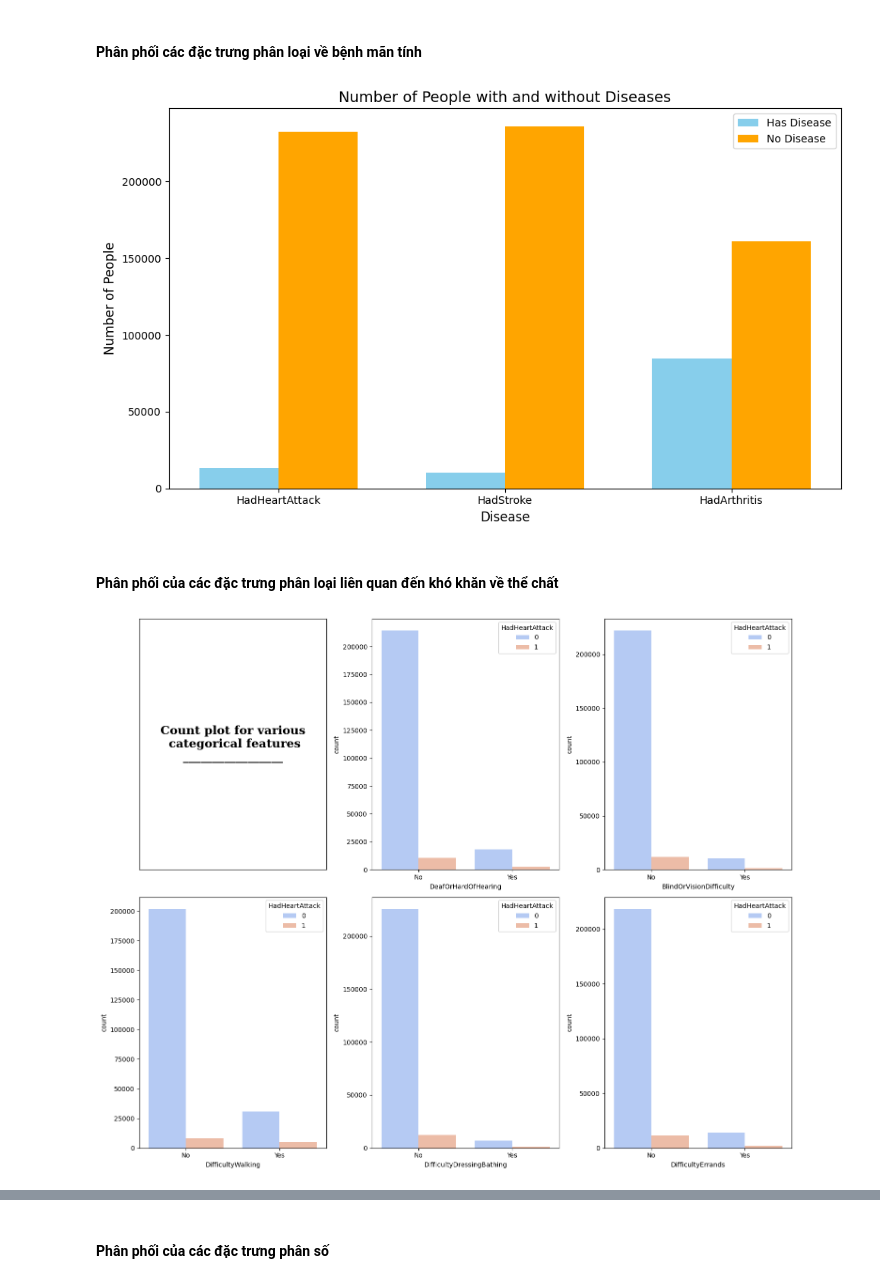
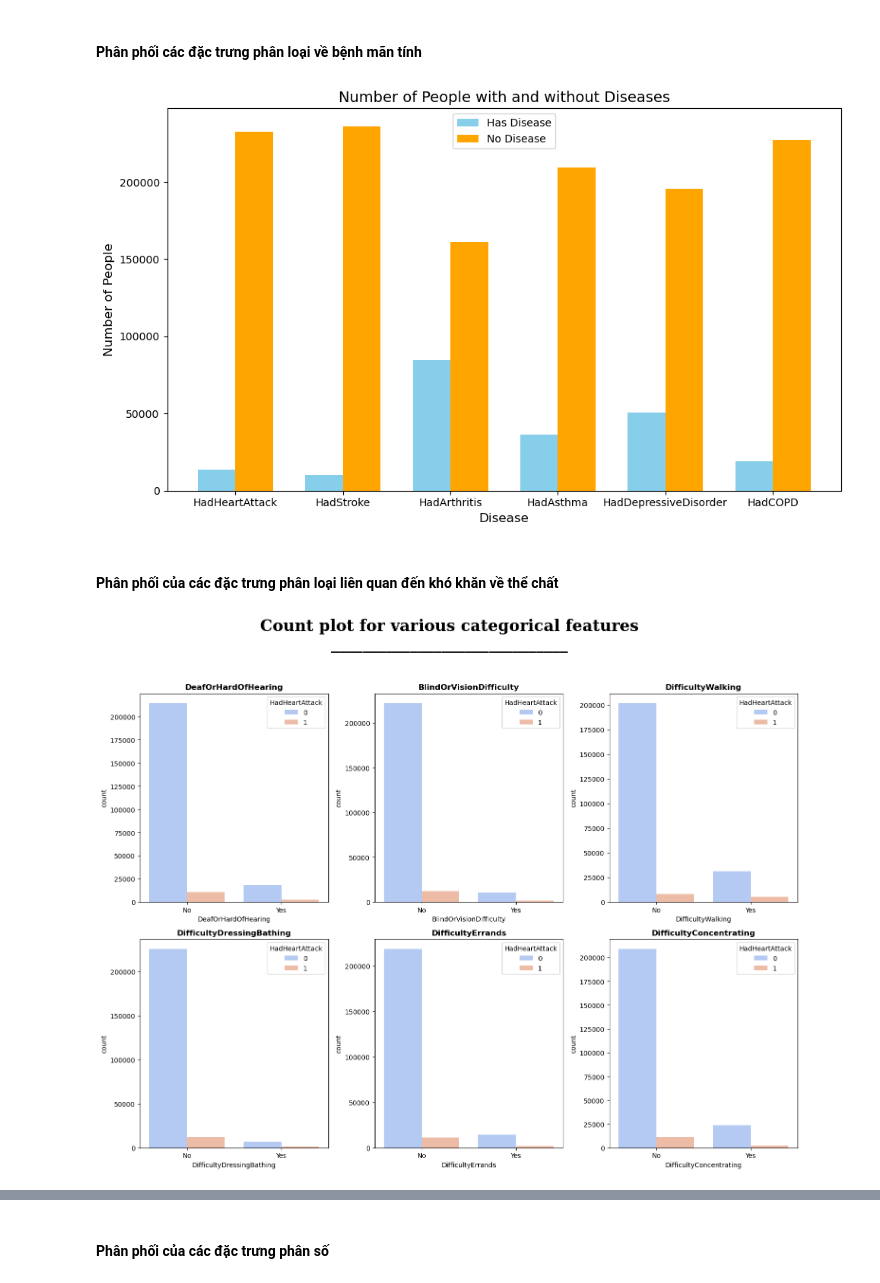
Before and after one commit to HoanggNguyen/LTKHDL_22-21, a Jupyter notebook: P4DS_Final_Project.ipynb, the cells around one changed output, grey strips where cells are left out. Drawn from its saved outputs; the diff is of its cells as text; code cells hidden in the pictures.

```diff
--- a/P4DS_Final_Project.ipynb
+++ b/P4DS_Final_Project.ipynb
@@ -558,87 +557,82 @@ dtype: int64
 #### Phân phối các đặc trưng phân loại về bệnh mãn tính
 # %%
 # Danh sách các bệnh
-diseases = ['HadHeartAttack', 'HadStroke', 'HadArthritis']
+diseases = ['HadHeartAttack', 'HadStroke', 'HadArthritis', 'HadAsthma','HadDepressiveDisorder', 'HadCOPD']
+data_diseases = data_heart[diseases].copy()
 
 #Chuyển kiểu dữ liệu cột HadHeartAttack, HadStroke, HadArthritis sang kiểu int
-data_heart['HadHeartAttack'] = data_heart['HadHeartAttack'].apply(lambda x: 1 if x == 'Yes' else 0)
-data_heart['HadStroke'] = data_heart['HadStroke'].apply(lambda x: 1 if x == 'Yes' else 0)
-data_heart['HadArthritis'] = data_heart['HadArthritis'].apply(lambda x: 1 if x == 'Yes' else 0)
+data_diseases['HadHeartAttack'] = data_diseases['HadHeartAttack'].apply(lambda x: 1 if x == 'Yes' else 0)
+data_diseases['HadStroke'] = data_diseases['HadStroke'].apply(lambda x: 1 if x == 'Yes' else 0)
+data_diseases['HadArthritis'] = data_diseases['HadArthritis'].apply(lambda x: 1 if x == 'Yes' else 0)
+data_diseases['HadAsthma'] = data_diseases['HadAsthma'].apply(lambda x: 1 if x == 'Yes' else 0)
+data_diseases['HadDepressiveDisorder'] = data_diseases['HadDepressiveDisorder'].apply(lambda x: 1 if x == 'Yes' else 0)
+data_diseases['HadCOPD'] = data_diseases['HadCOPD'].apply(lambda x: 1 if x == 'Yes' else 0)
 
 # Tính số lượng mắc (1) và không mắc (0) từng bệnh
 disease_counts = pd.DataFrame({
     'Disease': diseases,
-    'Has Disease': data_heart[diseases].sum(),
-    'No Disease': data_heart[diseases].shape[0] - data_heart[diseases].sum()
+    'Has Disease': data_diseases[diseases].sum(),
+    'No Disease': data_diseases[diseases].shape[0] - data_diseases[diseases].sum()
 })
 
 # Vẽ biểu đồ
 fig, ax = plt.subplots(figsize=(10, 6))
 bar_width = 0.35  # Độ rộng của cột
 index = range(len(diseases))  # Vị trí các cột
 
 # Vẽ cột cho người mắc bệnh
 ax.bar(index, disease_counts['Has Disease'], bar_width, label='Has Disease', color='skyblue')
 
 # Vẽ cột cho người không mắc bệnh (đặt cạnh nhau)
 ax.bar([i + bar_width for i in index], disease_counts['No Disease'], bar_width, label='No Disease', color='orange')
 
 # Cài đặt nhãn và tiêu đề
 ax.set_xlabel('Disease', fontsize=12)
 ax.set_ylabel('Number of People', fontsize=12)
 ax.set_title('Number of People with and without Diseases', fontsize=14)
 ax.set_xticks([i + bar_width / 2 for i in index])
 ax.set_xticklabels(diseases, fontsize=10)
 ax.legend(fontsize=10)
 
 plt.tight_layout()
 plt.show()
 # %% [output]
-[figure, old version]
+[figure, new version]
 # %% [markdown]
 #### Phân phối của các đặc trưng phân loại liên quan đến khó khăn về thể chất
 # %%
 def plot_bar_chart(df):
-    # Lặp qua từng cột trong DataFrame
-    # Tạo figure và axes
-    plt.figure(figsize = (15,12))
-    counts = 2
-    category_cols = [col for col in df.columns if df[col].dtype in ['object']]
+    # Lấy các cột dạng categorical
+    category_cols = [col for col in df.columns if df[col].dtype == 'O']
     num_cols = len(category_cols)
     ncols = 3  # Số subplot mỗi hàng
     rows = -(-num_cols // ncols)  # Làm tròn lên để tính số hàng
 
-    ax0 = plt.subplot(rows,3,1)
-    ax0.tick_params(left=False, bottom=False)
-    ax0.set_xticklabels([])
-    ax0.set_yticklabels([])
-    ax0.text(0.5,0.5,
-            'Count plot for various\n categorical features\n_________________',
-            horizontalalignment='center',
-            verticalalignment='center',
-            fontsize=18, fontweight='bold',
-            fontfamily='serif',
-            color="#000000")
+    # Tạo figure
+    plt.figure(figsize=(15, 12))
+    plt.suptitle(
+        'Count plot for various categorical features\n______________________________',
+        fontsize=24, fontweight='bold', fontfamily='serif', ha='center', color="#000000"
+    )
 
+    counts = 1
 
-    for i, col in enumerate(df.drop('HadHeartAttack', axis=1).columns):
-        # Kiểm tra nếu là biến categorical (object)
-        if df[col].dtype == 'O':
-
-            ax = plt.subplot(rows,3,counts)
-            # Vẽ bar chart với màu tương ứng
-            sns.countplot(data= df, x=col,hue='HadHeartAttack', width=0.8, ax=ax, palette="coolwarm")
-            counts+=1
+    for col in category_cols:
+        ax = plt.subplot(rows, ncols, counts)
+        sns.countplot(data=df, x=col, hue='HadHeartAttack', width=0.8, ax=ax, palette="coolwarm")
+        ax.set_title(col, fontsize=12, fontweight='bold')
+        counts += 1
 
     # Hiển thị biểu đồ
-    plt.tight_layout()
+    plt.tight_layout(rect=[0, 0, 1, 0.95])  # Giữ khoảng trống cho suptitle
     plt.show()
 
-# Thêm các đặc trưng cat
+# Thêm các đặc trưng categorical
 data = data_heart[['DeafOrHardOfHearing', 'BlindOrVisionDifficulty',
                    'DifficultyWalking', 'DifficultyDressingBathing',
-                   'DifficultyErrands', 'HadHeartAttack']]
+                   'DifficultyErrands', 'HadHeartAttack', 'DifficultyConcentrating']].copy()
+data['HadHeartAttack'] = data['HadHeartAttack'].apply(lambda x: 1 if x == 'Yes' else 0)
 
 plot_bar_chart(data)
 # %% [output]
-[figure, old version]
+[figure, new version]
```
Also changed, not shown: parts of 63 cells of this notebook, 1 other file.
